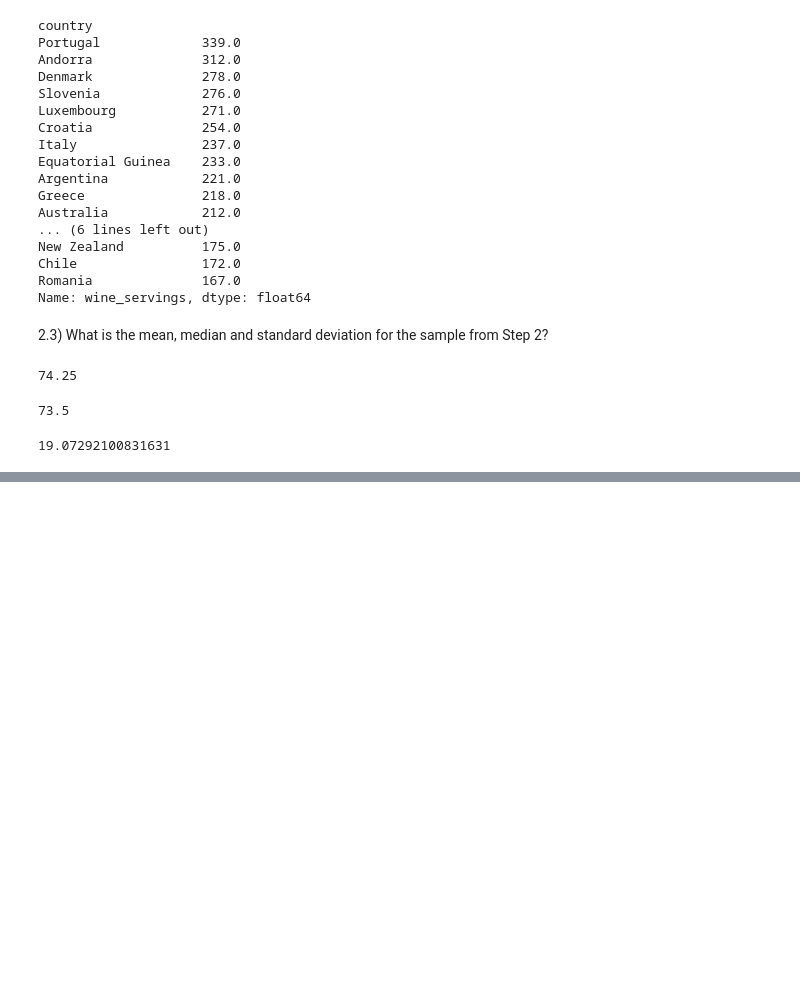
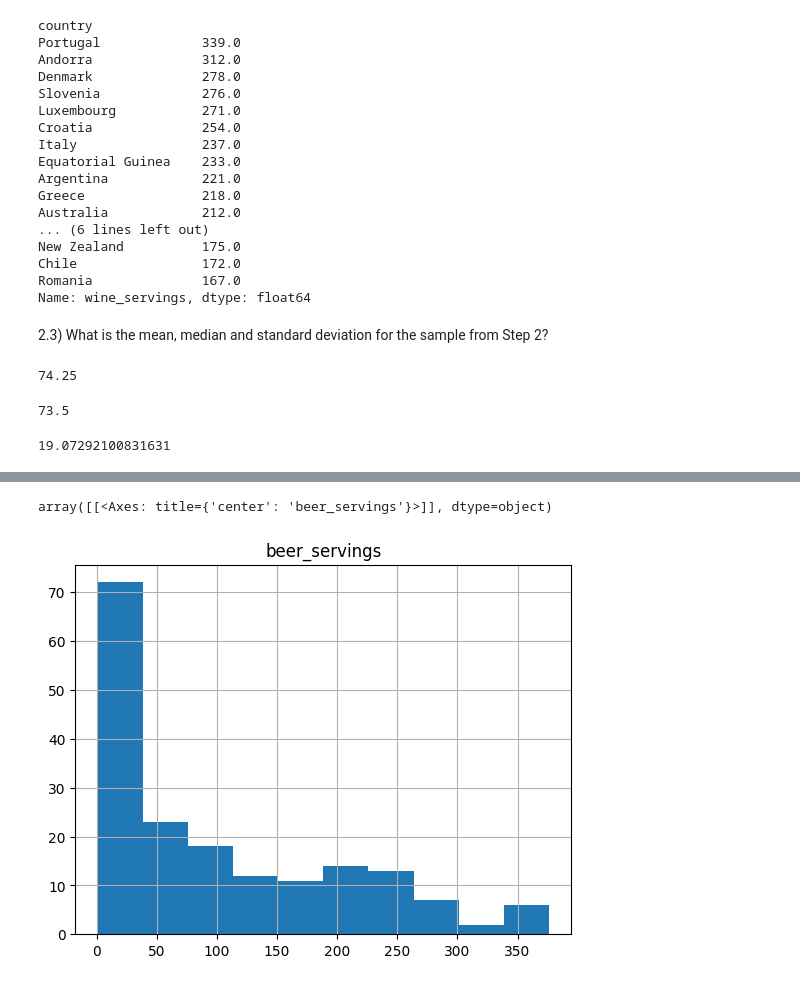
Before and after one commit to kennethtanmh/Advance-Python-Data-Analysis, a Jupyter notebook: Series Part 2/exercises.ipynb, the cells around one changed output, grey strips where cells are left out. Drawn from its saved outputs; the diff is of its cells as text; code cells hidden in the pictures; blank space fills up the shorter version.

```diff
--- a/Series Part 2/exercises.ipynb
+++ b/Series Part 2/exercises.ipynb
@@ -189,0 +211,3 @@ smallest_20.std()
+# %%
+beers = pd.read_csv('https://andybek.com/pandas-drinks', usecols=['beer_servings','country'] , index_col= ['country'])
+beers.head()
@@ -189,0 +236,5 @@ smallest_20.std()
+# %%
+beers.hist()
+# %% [output]
+array([[<Axes: title={'center': 'beer_servings'}>]], dtype=object)
+[figure, added]
```
Also changed, not shown: parts of 13 cells of this notebook, 4 other files.
